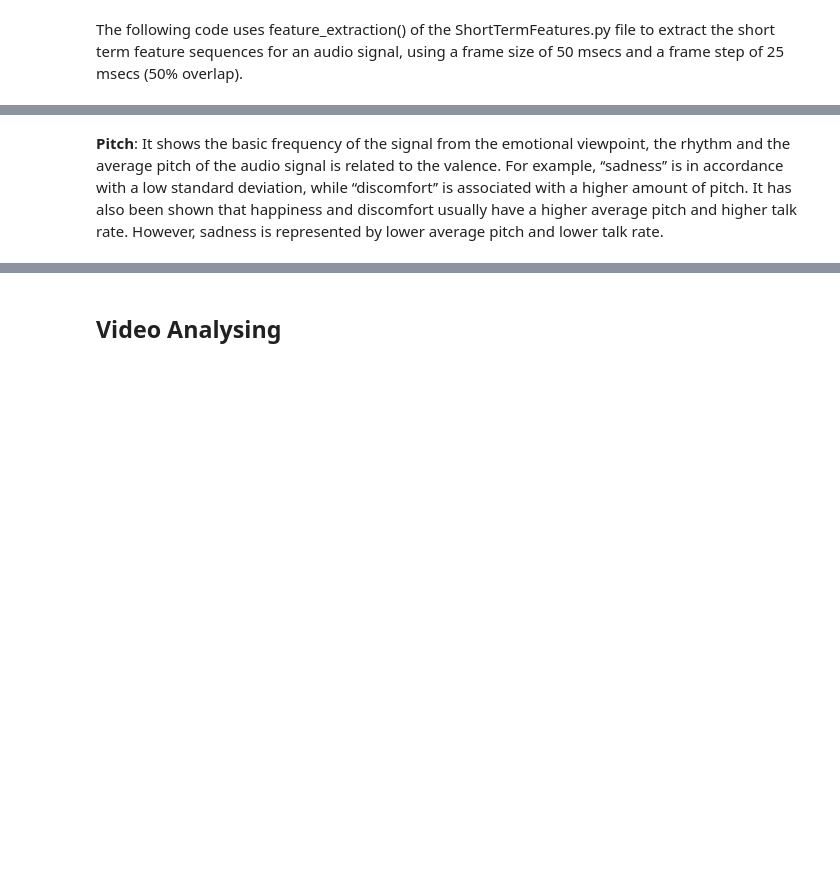
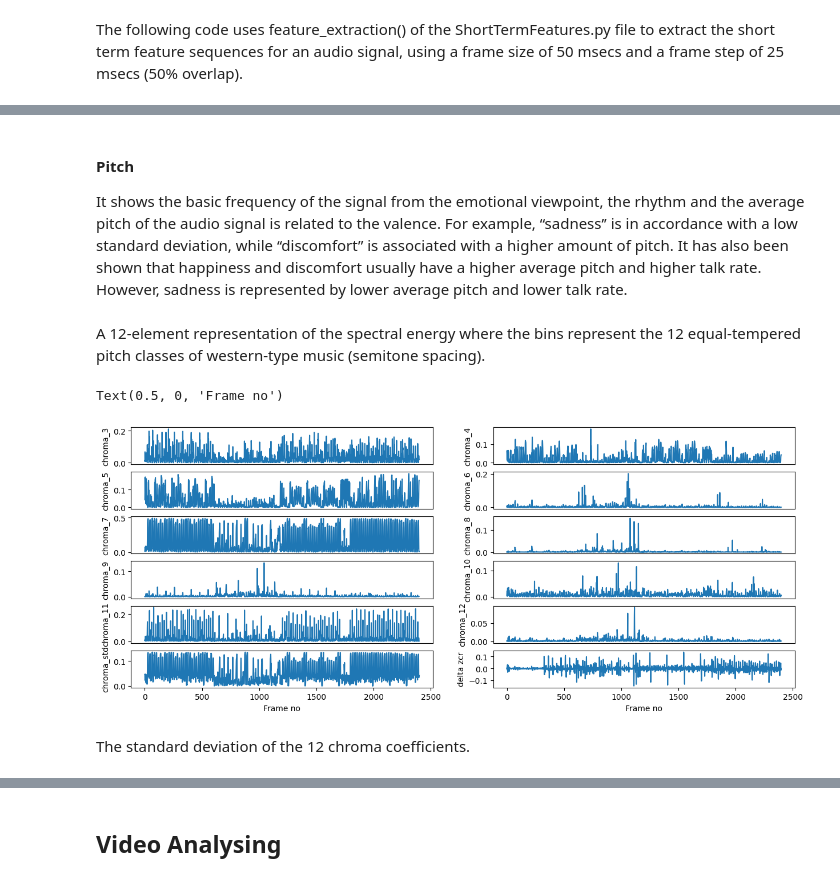
Before and after one commit to JTMalczewski/MultimodalEmotionRecognition, a Jupyter notebook: main.ipynb, the cells around one changed output, grey strips where cells are left out. Saved outputs shown, nothing was run; the diff lists cells and outputs as text; code cells hidden in the pictures; blank space fills up the shorter version.

```diff
--- a/main.ipynb
+++ b/main.ipynb
@@ -66,5 +56,27 @@ Text(0.5, 0, 'Frame no')
 # %% [markdown]
-__Pitch__: It shows the basic frequency of the signal from the emotional viewpoint, the rhythm and the average pitch of the audio signal is related to the valence. For example, ‘‘sadness’’ is in accordance with a low standard deviation, while ‘‘discomfort’’ is associated with a higher amount of pitch. It has also been shown that happiness and discomfort usually have a higher average pitch and higher talk rate. However, sadness is represented by lower average pitch and lower talk rate.
+#### Pitch
+It shows the basic frequency of the signal from the emotional viewpoint, the rhythm and the average pitch of the audio signal is related to the valence. For example, ‘‘sadness’’ is in accordance with a low standard deviation, while ‘‘discomfort’’ is associated with a higher amount of pitch. It has also been shown that happiness and discomfort usually have a higher average pitch and higher talk rate. However, sadness is represented by lower average pitch and lower talk rate.
+# %% [markdown]
+A 12-element representation of the spectral energy where the bins represent the 12 equal-tempered pitch classes of western-type music (semitone spacing).
+# %%
+plt.figure(figsize=(15, 12))
+plt.subplot(12,2,1); plt.plot(F[23,:]); plt.ylabel(f_names[23]); plt.xticks([])
+plt.subplot(12,2,2); plt.plot(F[24,:]); plt.ylabel(f_names[24]); plt.xticks([])
+plt.subplot(12,2,3); plt.plot(F[25,:]); plt.ylabel(f_names[25]); plt.xticks([])
+plt.subplot(12,2,4); plt.plot(F[26,:]); plt.ylabel(f_names[26]); plt.xticks([])
+plt.subplot(12,2,5); plt.plot(F[27,:]); plt.ylabel(f_names[27]); plt.xticks([])
+plt.subplot(12,2,6); plt.plot(F[28,:]); plt.ylabel(f_names[28]); plt.xticks([])
+plt.subplot(12,2,7); plt.plot(F[29,:]); plt.ylabel(f_names[29]); plt.xticks([])
+plt.subplot(12,2,8); plt.plot(F[30,:]); plt.ylabel(f_names[30]); plt.xticks([])
+plt.subplot(12,2,9); plt.plot(F[31,:]); plt.ylabel(f_names[31]); plt.xticks([])
+plt.subplot(12,2,10); plt.plot(F[32,:]); plt.ylabel(f_names[32]); plt.xticks([])
+plt.subplot(12,2,11); plt.plot(F[33,:]); plt.ylabel(f_names[33]); plt.xlabel('Frame no')
+plt.subplot(12,2,12); plt.plot(F[34,:]); plt.ylabel(f_names[34]); plt.xlabel('Frame no')
+# %% [output]
+Text(0.5, 0, 'Frame no')
+[figure, added]
+# %% [markdown]
+The standard deviation of the 12 chroma coefficients.
 # %%
 plt.figure(figsize=(15, 2))
 plt.plot(F[33,:]); plt.ylabel(f_names[33])
```
Also changed, not shown: parts of 22 cells of this notebook, 23 other files.
